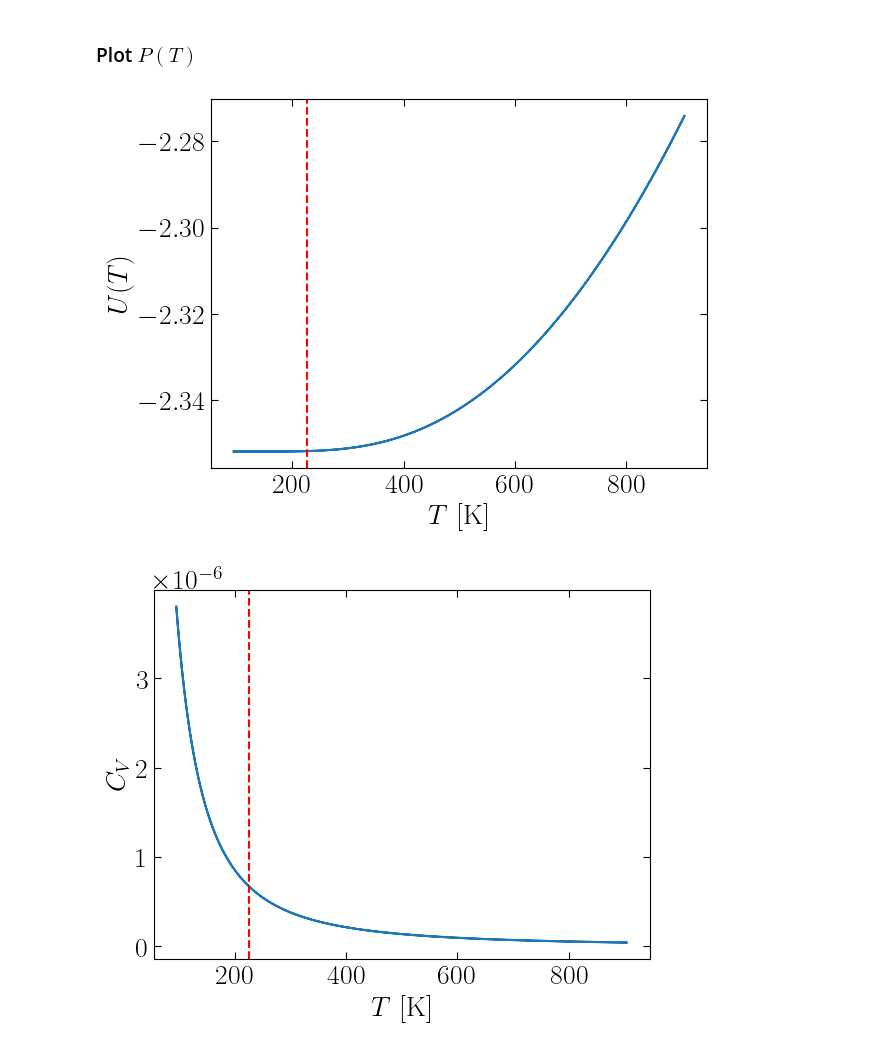
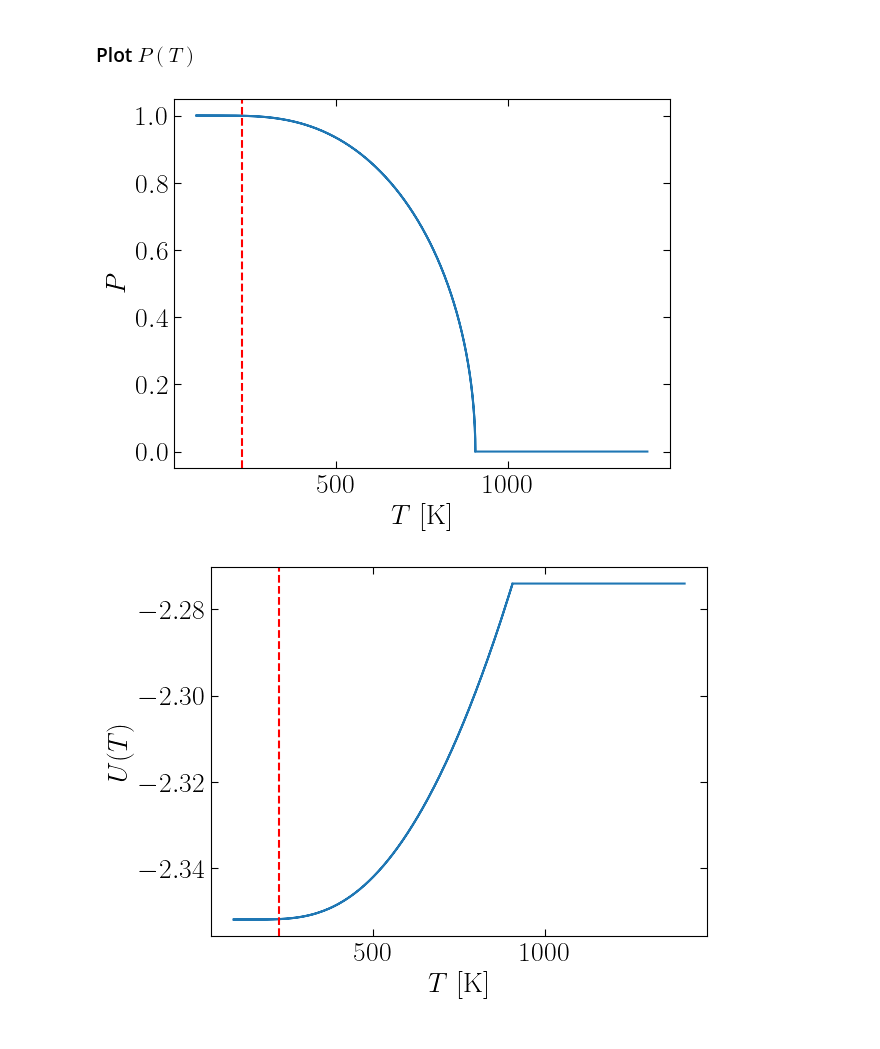
Before and after one commit to stommen/fka122-homeworks, a Jupyter notebook: H2_analyzer.ipynb, the cells around one changed output. Drawn from its saved outputs; the diff is of its cells as text; code cells hidden in the pictures.

```diff
--- a/H2_analyzer.ipynb
+++ b/H2_analyzer.ipynb
@@ -41,34 +41,38 @@ def read_file(path):
 # %%
 path = 'H2/P_T.csv'
 data = np.loadtxt(path, delimiter=',')
 
 E_cucu = -0.436
 E_znzn = -0.113
 E_cuzn = -0.294
 delta_E = E_cucu + E_znzn - 2*E_cuzn
 T_c = 0.5*delta_E/k_B
+T_over_Tc = np.linspace(np.max(data[:, 1]), np.max(data[:, 1]) + 500, 10000)
 
-# plt.plot(data[:,1],abs(data[:,0]))
-# plt.axvline(x=T_c, color='r', linestyle='--')
-# plt.xlabel('$T$ [K]')
-# plt.ylabel('$P$')
+plt.figure()
+plt.plot(data[:,1],abs(data[:,0]))
+plt.plot(T_over_Tc, np.zeros(len(T_over_Tc)), 'tab:blue')
+plt.axvline(x=T_c, color='r', linestyle='--')
+plt.xlabel('$T$ [K]')
+plt.ylabel('$P$')
 
 u_T = 2*(E_cucu + E_znzn + 2*E_cuzn)*np.ones(len(data[:,1])) - 2*data[:,0]**2*delta_E
 plt.figure()
 plt.plot(data[:,1],u_T)
+plt.plot(T_over_Tc, np.ones(len(T_over_Tc))*2*(E_cucu + E_znzn + 2*E_cuzn), 'tab:blue')
 plt.axvline(x=T_c, color='r', linestyle='--')
 plt.xlabel('$T$ [K]')
 plt.ylabel('$U(T)$')
 
 u_fluct = np.mean(u_T**2) - np.mean(u_T)**2
 c_V = u_fluct / (k_B * data[:,1]**2)
 plt.figure()
 plt.plot(data[:,1],c_V)
 plt.axvline(x=T_c, color='r', linestyle='--')
 plt.xlabel('$T$ [K]')
 plt.ylabel('$C_V$')
 
 plt.show()
 # %% [output]
-[figure, old version]
+[figure, new version]
-[figure, old version]
+[figure, new version]
```
Also changed, not shown: parts of 1 cell of this notebook, 6 other files.
